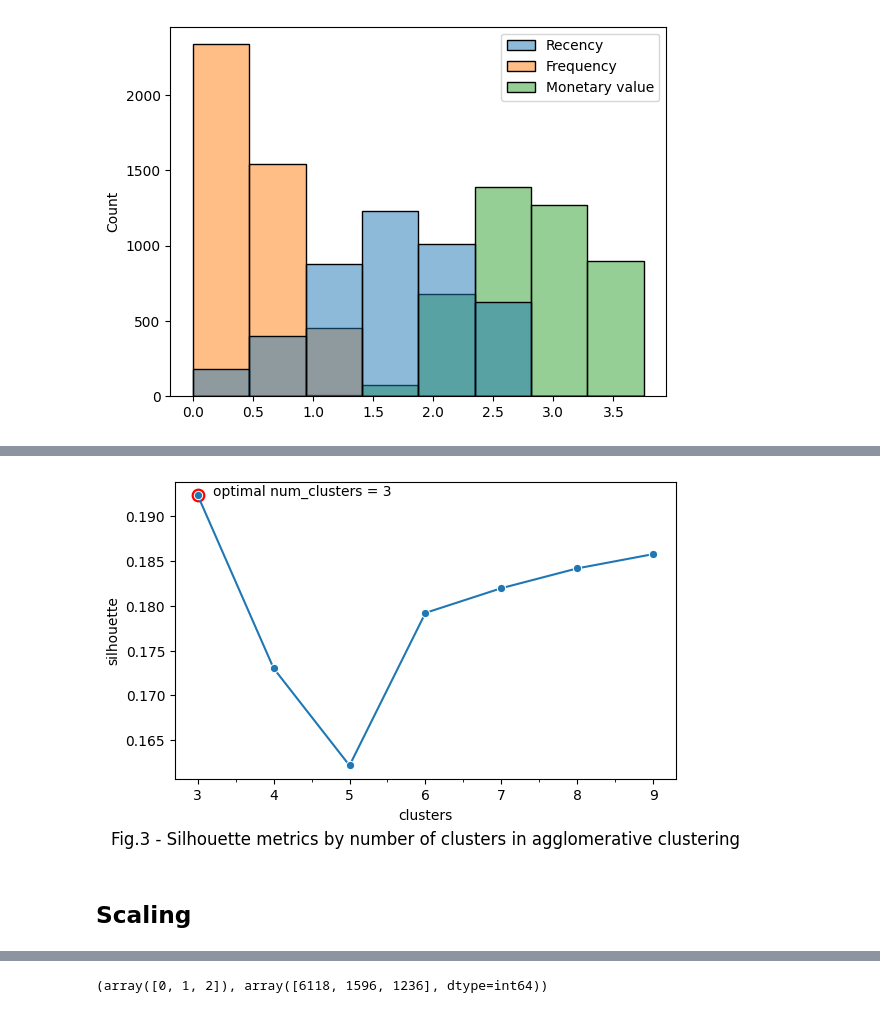
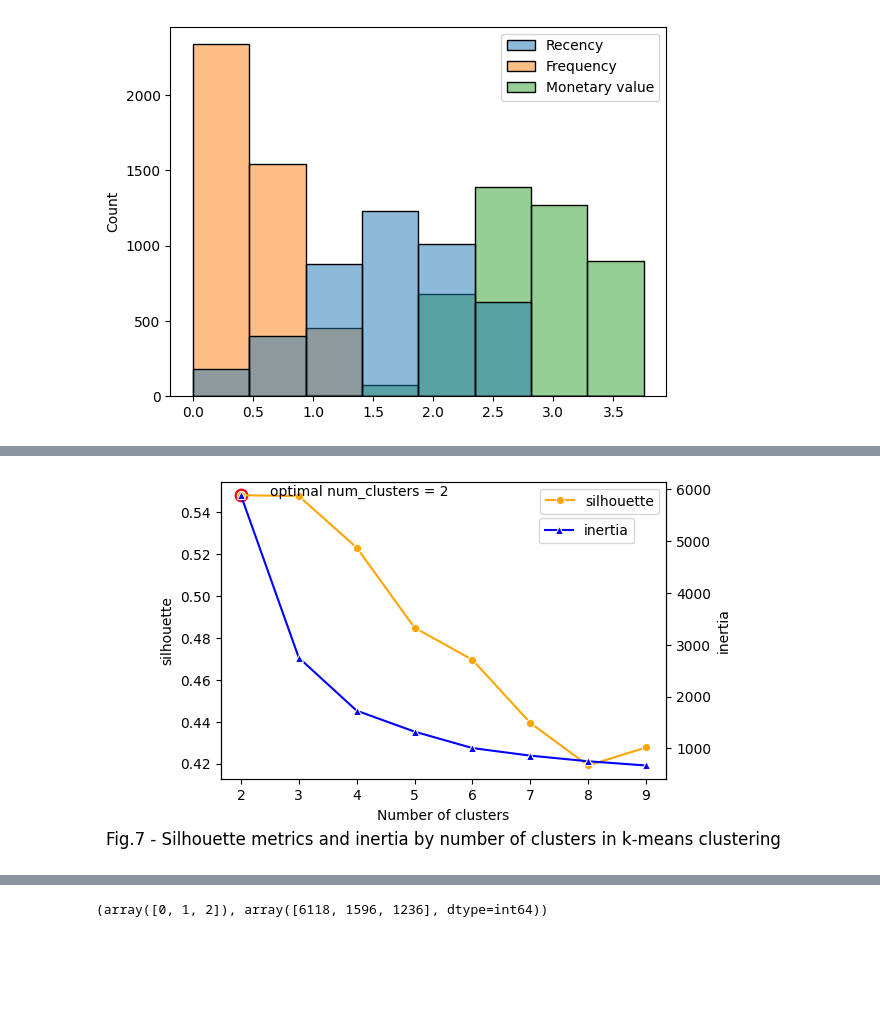
Before and after one commit to Alex1iv/web_shop_customers_segmentation, a Jupyter notebook: notebooks/webshop_segmentation.ipynb, the cells around one changed output, grey strips where cells are left out. Saved outputs shown, nothing was run; the diff lists cells and outputs as text; code cells hidden in the pictures; blank space fills up the shorter version.

```diff
--- a/notebooks/webshop_segmentation.ipynb
+++ b/notebooks/webshop_segmentation.ipynb
@@ -682,0 +615,10 @@ memory usage: 43.4+ MB
+# %%
+pipeline = Pipeline([
+    ('scaler',  StandardScaler()),
+    ('pca', PCA(n_components=2, random_state=random_state))
+])
+
+# extracting 2 principal components
+scaled_pc = pipeline.fit_transform(RFM)
+scaled_pc[:2]
+#print('Number of components: {}'.format(scaled_pc.shape[1]))
@@ -683,22 +669,25 @@ memory usage: 43.4+ MB
 # %%
-plot_counter = 3
+plot_counter = 7
+
 fig, ax = plt.subplots(figsize = (6, 4))
-fig = sns.lineplot(data=silhouette_df, x="clusters", y="silhouette", marker= "o", ax=ax)
-fig.set_title(f'Fig.{plot_counter} - Silhouette metrics by number of clusters in agglomerative clustering', y=-0.25)
+fig = sns.lineplot(data=silhouette_df, x="cluster", y="silhouette", marker= "o",ax=ax, c='orange', label='silhouette')
 
 # highlight the optimum value
 xx,yy =  np.argmax(silhouette_df['silhouette'].values), np.max(silhouette_df['silhouette'].values)
-plt.scatter(x=xx+3, y=yy, marker= "o", c='r',s=80)
-plt.annotate(f'optimal num_clusters = {xx+3}', xy=(xx+3.2, yy))
-minor_ticks = np.arange(3, 9, 0.5)
-major_ticks = np.arange(3, 10, 1)
-ax.set_xticks(minor_ticks, minor=True)
+plt.scatter(x=xx+2, y=yy, marker= "o", c='r',s=80)
+plt.annotate(f'optimal num_clusters = {xx+2}', xy=(xx+2+0.5, yy))
+minor_ticks = np.arange(1, 9, 0.5)
+major_ticks = np.arange(2, 10, 1)
+#ax.set_xticks(minor_ticks, minor=True)
+fig.set_xlabel('Number of clusters')
+ax.set_title(f'Fig.{plot_counter} - Silhouette metrics and inertia by number of clusters in k-means clustering', y=-0.25)
+
+ax2 = ax.twinx()
+fig = sns.lineplot(data=silhouette_df, x="cluster", y="inertia", marker= "^",ax=ax2, c='b', label='inertia')
+sns.move_legend(fig, "upper left", bbox_to_anchor=(.70, .9))
+plt.tight_layout();
 #ax.grid(which='major', alpha=0.9);
-plt.tight_layout();
-
 
 #plt.savefig(os.path.join(path_figures, f'fig_{plot_counter}.png'))
 # %% [output]
-[figure, old version]
+[figure, new version]
-# %% [markdown]
-## Scaling
```
Also changed, not shown: parts of 17 cells of this notebook.
